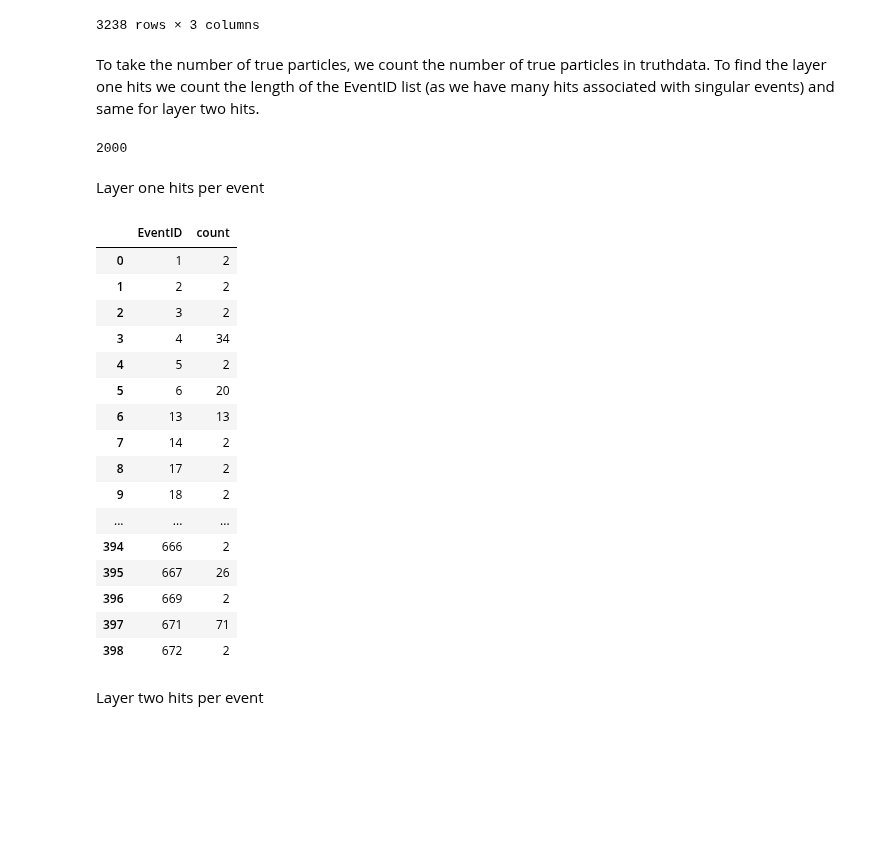
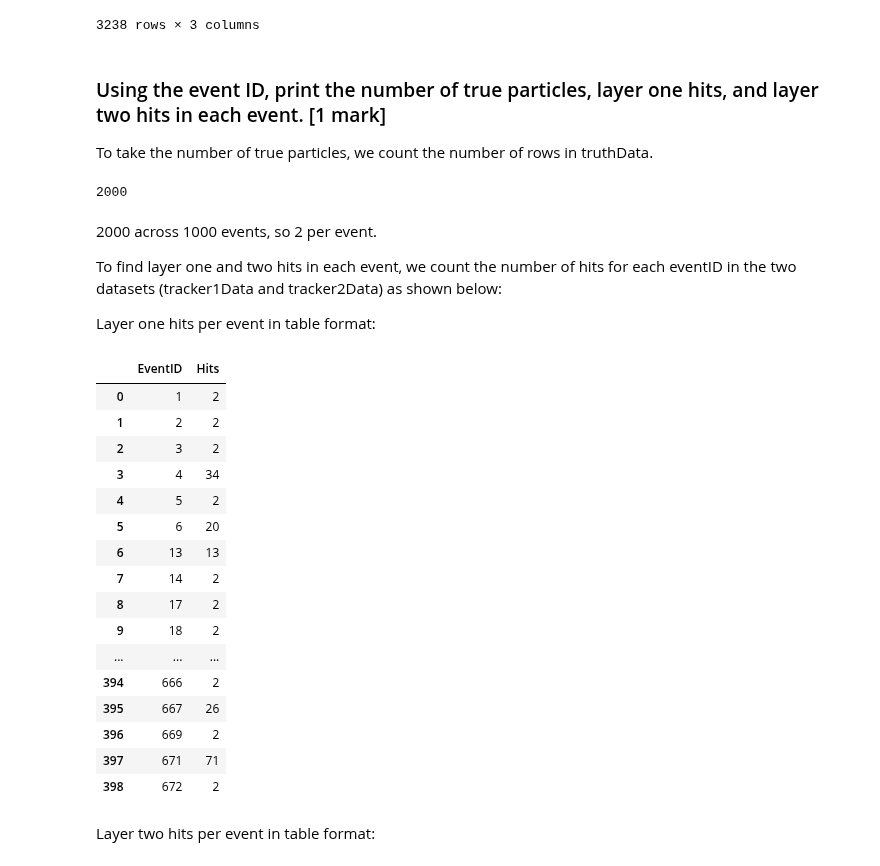
Before and after one commit to CasperMcTavish/DAML, a Jupyter notebook: CP11-Geantless/CP11-WAITON-S1739002.ipynb, the cells around one changed output. Cells and saved outputs as stored; diff of their text form; code cells hidden in the pictures; blank space fills up the shorter version.

```diff
--- a/CP11-Geantless/CP11-WAITON-S1739002.ipynb
+++ b/CP11-Geantless/CP11-WAITON-S1739002.ipynb
@@ -70,27 +73,33 @@ tracker2Data
 | 3237 | 999 | -1.403640 | 1.447270 |
 3238 rows × 3 columns
 # %% [markdown]
-To take the number of true particles, we count the number of true particles in truthdata. To find the layer one hits we count the length of the EventID list (as we have many hits associated with singular events) and same for layer two hits.
+### Using the event ID, print the number of true particles, layer one hits, and layer two hits in each event. [1 mark]
+
+To take the number of true particles, we count the number of rows in truthData.
 # %%
 # Finding number of unique particles in truthdata
 truthData['EventID'].size
 # %% [output]
 2000
 # %% [markdown]
-Layer one hits per event
+2000 across 1000 events, so 2 per event.
+
+To find layer one and two hits in each event, we count the number of hits for each eventID in the two datasets (tracker1Data and tracker2Data) as shown below:
+
+Layer one hits per event in table format:
 # %%
 # Find number of layer one hits in each event
-hits1 = tracker1Data.groupby(['EventID']).size().reset_index(name='count')
+hits1 = tracker1Data.groupby(['EventID']).size().reset_index(name='Hits')
 
 #hits = tracker1Data['EventID'].value_counts()
 
 # Display full list (Its long!)
 with pd.option_context('display.max_rows', None, 'display.max_columns', None):  # more options can be specified also
     display(hits1)
 
 # Displaying eventID and number of hits
 # %% [output]
-|  | EventID | count |
+|  | EventID | Hits |
 | 0 | 1 | 2 |
 | 1 | 2 | 2 |
 | 2 | 3 | 2 |
@@ -108,6 +117,6 @@ with pd.option_context('display.max_rows', None, 'display.max_columns', None):
 | 397 | 671 | 71 |
 | 398 | 672 | 2 |
 # %% [markdown]
-Layer two hits per event
+Layer two hits per event in table format:
 # %%
 # Find number of layer two hits in each event
```
Also changed, not shown: parts of 23 cells of this notebook, 3 other files.
